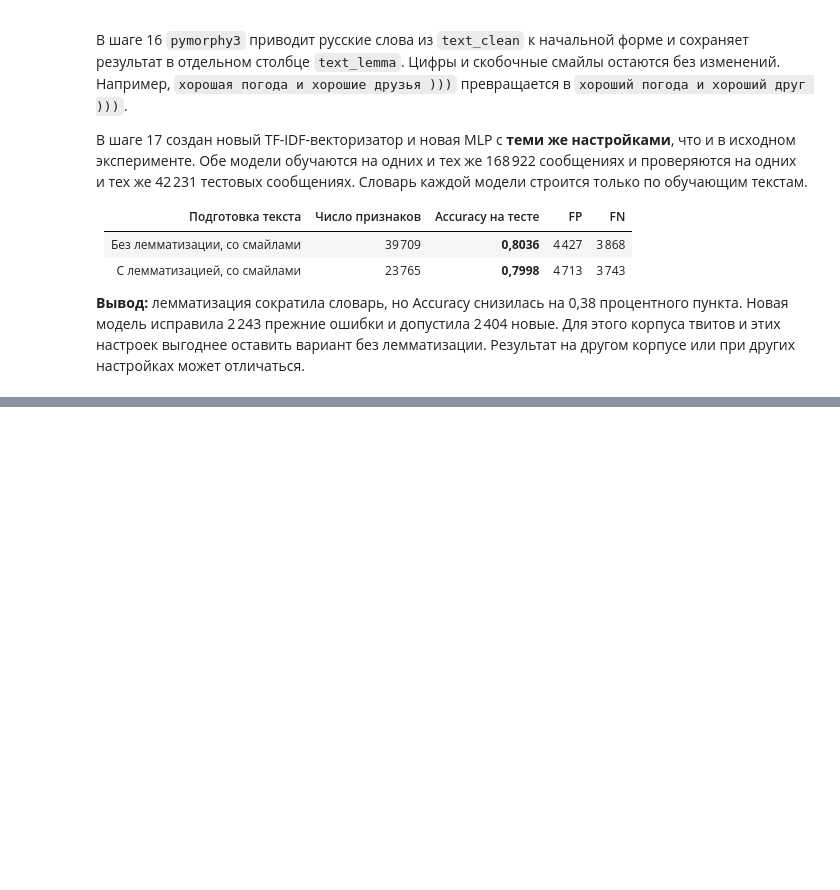
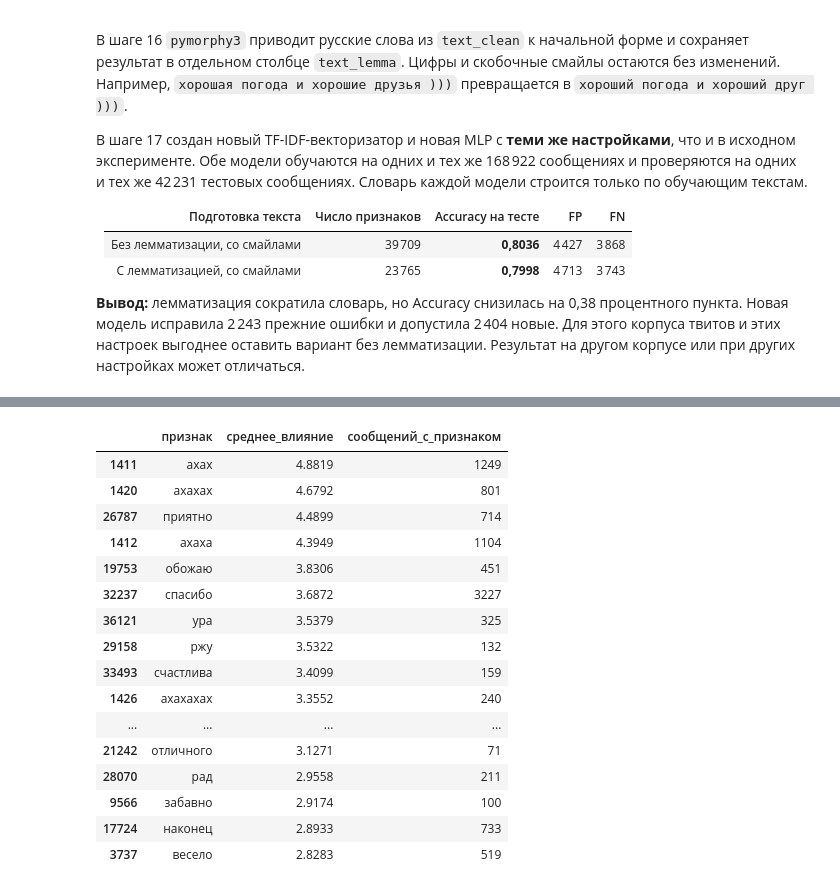
Before and after one commit to avtorpc/fundament_nlp, a Jupyter notebook: Untitled.ipynb, the cells around one changed output, grey strips where cells are left out. Cells and saved outputs as stored; diff of their text form; code cells hidden in the pictures; blank space fills up the shorter version.

```diff
--- a/Untitled.ipynb
+++ b/Untitled.ipynb
@@ -1160,0 +1169,75 @@ FN новой модели: 3743
+# %%
+# ШАГ 19 — Расчёт средних направленных влияний слов
+
+# Анализируем именно модель БЕЗ лемматизации.
+# mlp была обучена на X_train_tfidf в шаге 12.
+# feature_names получены из её TF-IDF-словаря в шаге 10.
+import numpy as np
+
+# В бинарной модели класс 1 — позитив, класс 0 — негатив.
+assert list(mlp.classes_) == [0, 1]
+
+# Матрица первого слоя: строки — признаки, столбцы — 32 нейрона.
+# Например, first_layer[j, k] — связь слова j с нейроном k.
+first_layer = mlp.coefs_[0]
+
+# Вектор выходного слоя: связь каждого из 32 нейронов
+# с единственным выходным сигналом для класса 1.
+output_weights = mlp.coefs_[1][:, 0]
+
+# Проверяем размеры, чтобы не сопоставить веса с чужим словарём.
+assert first_layer.shape == (len(feature_names), len(output_weights))
+
+# Считаем входы скрытых нейронов для ОБУЧАЮЩИХ сообщений.
+# Умножение разреженной матрицы TF-IDF на первый слой даёт
+# обычную матрицу: сообщения × 32 нейрона.
+# intercepts_[0] — добавочные свободные члены 32 нейронов.
+hidden_before_relu = X_train_tfidf @ first_layer + mlp.intercepts_[0]
+
+# ReLU оставляет положительное значение и превращает остальные в 0.
+# Для каждого нейрона считаем долю сообщений, где он включился.
+# Например, 0.70 означает: нейрон активен на 70% обучающих текстов.
+active_fraction = np.asarray(hidden_before_relu > 0).mean(axis=0)
+
+# Один признак имеет 32 связи с нейронами.
+# Умножаем каждую связь на вес нейрона к выходу и на долю включений.
+# Сумма этих 32 произведений даёт одно среднее направленное влияние.
+# Форма influence: (число признаков,).
+influence = first_layer @ (output_weights * active_fraction)
+
+# Считаем, в скольких обучающих сообщениях встретился признак.
+# Это поможет заметить слова, попавшие в рейтинг из-за редкости.
+document_count = np.asarray((X_train_tfidf > 0).sum(axis=0)).ravel()
+
+# Сопоставляем названия признаков TF-IDF с вычисленными числами.
+influence_table = pd.DataFrame({
+    "признак": feature_names,
+    "среднее_влияние": influence,
+    "сообщений_с_признаком": document_count,
+})
+
+# В задании нужны именно слова. Поэтому числа и скобки
+# не включаем в топ-20 слов, но смайлы покажем отдельно.
+word_influence = influence_table.loc[
+    influence_table["признак"].str.fullmatch(r"[а-яё]+")
+]
+
+# Наибольшие положительные значения сдвигают ответ к позитиву.
+top_positive_words = word_influence.nlargest(20, "среднее_влияние")
+
+# Наиболее отрицательные значения сдвигают ответ к негативу.
+top_negative_words = word_influence.nsmallest(20, "среднее_влияние")
+
+print("Топ-20 слов: сдвиг в сторону позитива (класс 1)")
+display(top_positive_words.round({"среднее_влияние": 4}))
+
+print("Топ-20 слов: сдвиг в сторону негатива (класс 0)")
+display(top_negative_words.round({"среднее_влияние": 4}))
+
+# Смайлы — отдельные признаки, которые часто помогают с тональностью.
+smile_influence = influence_table.loc[
+    influence_table["признак"].str.fullmatch(r"\)+|\(+")
+]
+print("Отдельно: влияние скобочных смайлов")
+display(smile_influence.sort_values("среднее_влияние").round({"среднее_влияние": 4}))
+# %% [output]
@@ -1160,0 +1245,17 @@ FN новой модели: 3743
+|  | признак | среднее_влияние | сообщений_с_признаком |
+| 1411 | ахах | 4.8819 | 1249 |
+| 1420 | ахахах | 4.6792 | 801 |
+| 26787 | приятно | 4.4899 | 714 |
+| 1412 | ахаха | 4.3949 | 1104 |
+| 19753 | обожаю | 3.8306 | 451 |
+| 32237 | спасибо | 3.6872 | 3227 |
+| 36121 | ура | 3.5379 | 325 |
+| 29158 | ржу | 3.5322 | 132 |
+| 33493 | счастлива | 3.4099 | 159 |
+| 1426 | ахахахах | 3.3552 | 240 |
+| ... | ... | ... | ... |
+| 21242 | отличного | 3.1271 | 71 |
+| 28070 | рад | 2.9558 | 211 |
+| 9566 | забавно | 2.9174 | 100 |
+| 17724 | наконец | 2.8933 | 733 |
+| 3737 | весело | 2.8283 | 519 |
```
Also changed, not shown: parts of 6 cells of this notebook.
